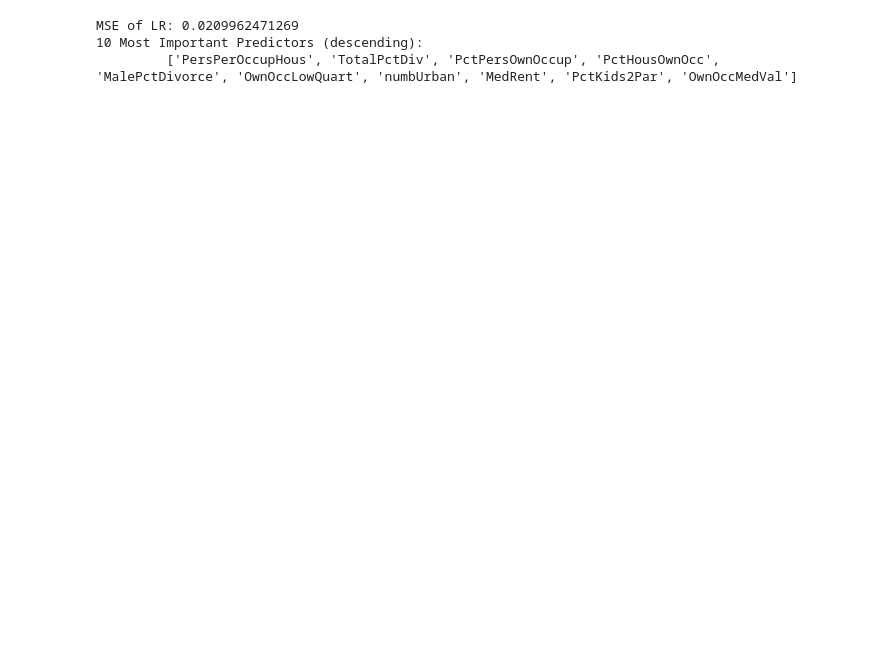
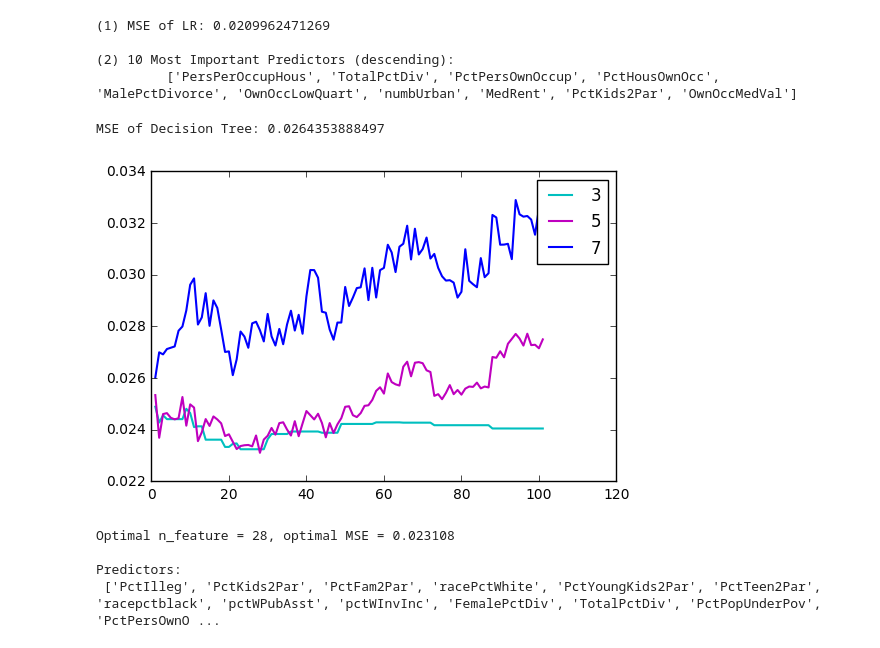
Before and after one commit to Adward-R/STAT-665-DMML, a Jupyter notebook: HW08/hw04.ipynb, the cells around one changed output. Drawn from its saved outputs; the diff is of its cells as text; code cells hidden in the pictures; blank space fills up the shorter version.

```diff
--- a/HW08/hw04.ipynb
+++ b/HW08/hw04.ipynb
@@ -56,22 +62,70 @@ predictors = np.array(predictors)
 (3) X_train shape after transformation: 1794 samples & 101 features.
 # %%
-# Part-II
+#####
+# PART - II : Model Training & Model Selection
+#####
+
+# PART - 2.1 : Linear Regression
+# ==============================
 
 model_lr = LinearRegression(normalize=True)
 model_lr.fit(X_train, y_train)
 mse_lr = mean_squared_error(y_test, model_lr.predict(X_test))
-print('MSE of LR:', mse_lr)
+print('(1) MSE of LR:', mse_lr)
 pred_rank_lr = [pname for pname, _ in sorted(zip(predictors, model_lr.coef_),
                 key=lambda x: abs(x[1]), reverse=True)][:10]
-print('10 Most Important Predictors (descending):\n\t', pred_rank_lr)
-
-#
-# n_row, n_col = X.shape
-# selector = SelectKBest(score_func=f_regression, k=1)
-# selector.fit(X, y)
-# predictors = [pname for pname, _ in sorted(zip(predictors, selector.scores_), key=lambda x: x[1], reverse=True)]
-#
+print('\n(2) 10 Most Important Predictors (descending):\n\t', pred_rank_lr)
 # %% [output]
-MSE of LR: 0.0209962471269
-10 Most Important Predictors (descending):
+(1) MSE of LR: 0.0209962471269
+
+(2) 10 Most Important Predictors (descending):
          ['PersPerOccupHous', 'TotalPctDiv', 'PctPersOwnOccup', 'PctHousOwnOcc', 'MalePctDivorce', 'OwnOccLowQuart', 'numbUrban', 'MedRent', 'PctKids2Par', 'OwnOccMedVal']
+# %%
+# PART - 2.2 : Decision Tree
+# ===========================
+# PART - 2.2.1: Default Model
+
+model_tree = DecisionTreeRegressor(max_depth=5)
+model_tree.fit(X_train, y_train)
+mse_tree = mean_squared_error(y_test, model_tree.predict(X_test))
+print('MSE of Decision Tree:', mse_tree)
+
+# PART - 2.2.2 : Model Selection
+# First, rank each feature by their F-value to targets in descendant order.
+Fval, pval = f_regression(X_train, y_train)
+ranked_features = [pname for pname, _ in sorted(zip(predictors, Fval),
+                                                key=lambda x: x[1], reverse=True)]
+
+# For each possible hyper-parameter max_depth's value in tree model,
+# do feature selection separately and plot the corresponding MSE scores.
+opt_n_feature, opt_mse = 0, 1.0
+plt.figure()
+for max_depth, color in ((3, 'c'), (5, 'm'), (7, 'b')):
+    estimator = DecisionTreeRegressor(max_depth=max_depth)
+    scores = []
+    for n_f in range(1, n_col+1):
+        columns = ranked_features[:n_f]
+        sc = - cross_val_score(estimator, X_train.loc[:, columns], y_train, scoring=NMSE, cv=5).mean()
+        scores.append(sc)
+        if sc < opt_mse:
+            opt_n_feature, opt_mse = n_f, sc
+    plt.plot(range(1, n_col+1), scores, color, linewidth=1.5, label=str(max_depth))
+plt.legend(loc='upper right')
+plt.show()
+print('\nOptimal n_feature = {:d}, optimal MSE = {:f}'.format(opt_n_feature, opt_mse))
+print('\nPredictors:\n', ranked_features[:opt_n_feature])
+
+# PART - 2.2.3 : Summary
+# The basic tree model achieves a MSE = 2.64e-2,
+# while after trying out different selection of max_depth,
+# we settle down on using max_depth=5 & 28 most relevant features as printed below,
+# achieved a better MSE at 2.32e-2.
+# It is easy to see that on a smaller set of features, max_depth=3 & 5 performs similar,
+# while when more predictors are introduced to the model, deeper trees tend to get over-fitted.
+# %% [output]
+MSE of Decision Tree: 0.0264353888497
+[figure, added]
+Optimal n_feature = 28, optimal MSE = 0.023108
+
+Predictors:
+ ['PctIlleg', 'PctKids2Par', 'PctFam2Par', 'racePctWhite', 'PctYoungKids2Par', 'PctTeen2Par', 'racepctblack', 'pctWPubAsst', 'pctWInvInc', 'FemalePctDiv', 'TotalPctDiv', 'PctPopUnderPov', 'PctPersOwnO ...
```
Also changed, not shown: parts of 17 cells of this notebook.
